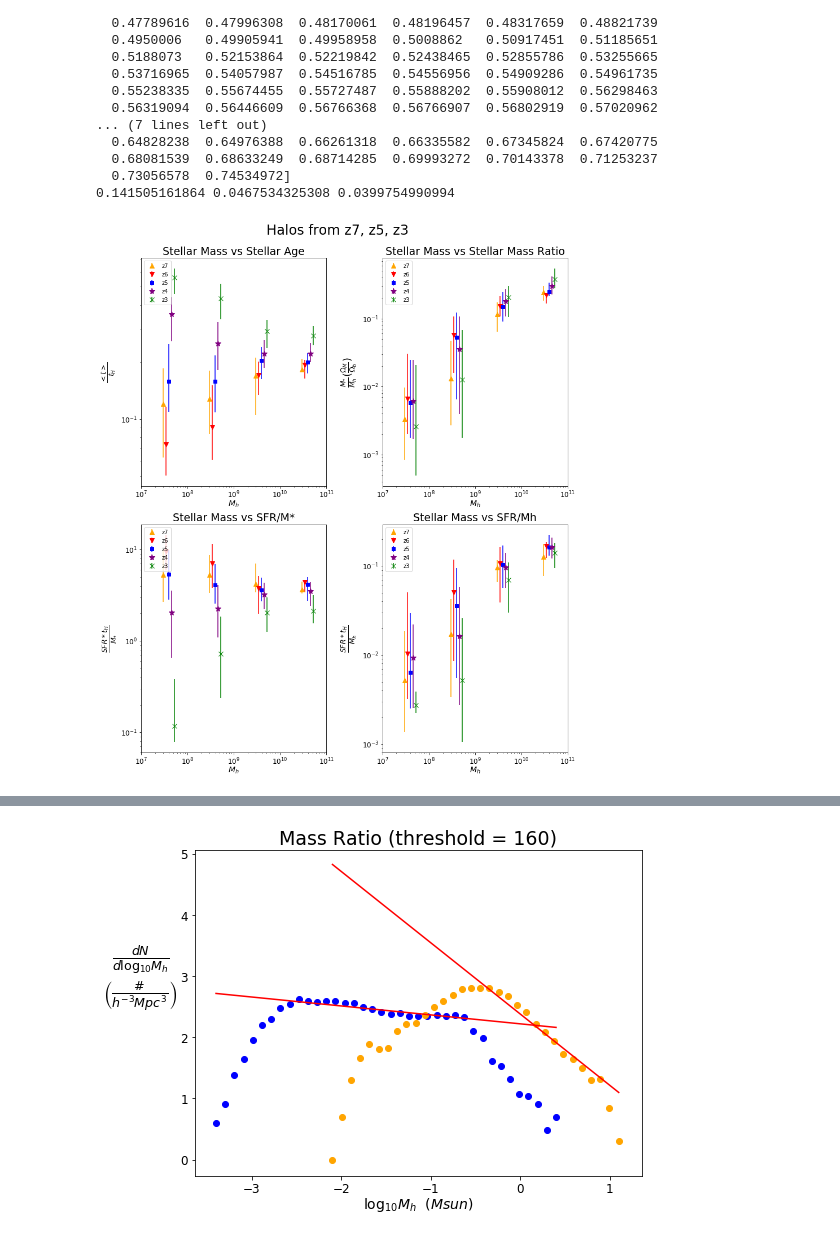
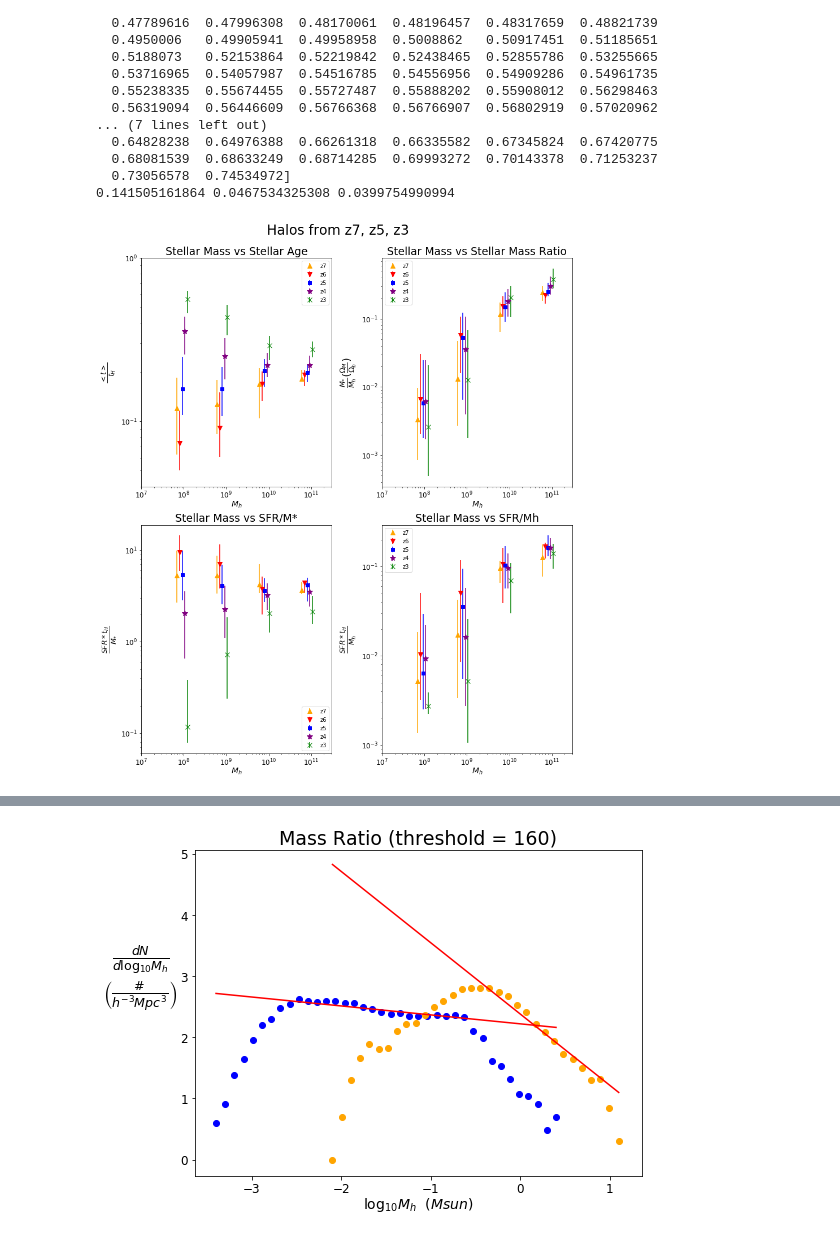
Before and after one commit to ygovil1/data-mining-galaxies, a Jupyter notebook: HaloCatalog/ratio_plotter.ipynb, the cells around one changed output, grey strips where cells are left out. Cells and saved outputs as stored; diff of their text form; code cells hidden in the pictures.

Commit message:
update nb: changed mass cuts, creates new plots

```diff
--- a/HaloCatalog/ratio_plotter.ipynb
+++ b/HaloCatalog/ratio_plotter.ipynb
@@ -209,7 +209,7 @@ lists0090
 # %% [output]
 NameError: name 'lists0090' is not defined
 # %%
-toCreate = "rd0030"
+toCreate = "rd0050"
 # %%
 # pick halo list depending on toCreate
 if toCreate == "rd0030":
@@ -1013,38 +1014,38 @@ ax1.set_xscale('log')
 ax1.set_yscale('log')
 ax1.tick_params(axis='x', which='major', labelsize=12)
 ax1.tick_params(axis='y', which='major', labelsize=12)
 ax2.set_xscale('log')
 ax2.set_yscale('log')
 ax2.tick_params(axis='x', which='major', labelsize=12)
 ax2.tick_params(axis='y', which='major', labelsize=12)
 ax3.set_xscale('log')
 ax3.set_yscale('log')
 ax3.tick_params(axis='x', which='major', labelsize=12)
 ax3.tick_params(axis='y', which='major', labelsize=12)
 ax4.set_xscale('log')
 ax4.set_yscale('log')
 ax4.tick_params(axis='x', which='major', labelsize=12)
 ax4.tick_params(axis='y', which='major', labelsize=12)
 
 # set axis limits
-ax1.set_xlim([1e7, 1e11])
-# ax1.set_ylim([1e-3, 3e-3])
-ax2.set_xlim([1e7, 1e11])
+ax1.set_xlim([1e7, 3e11])
+ax1.set_ylim([4e-2, 1e0])
+ax2.set_xlim([1e7, 3e11])
 # ax2.set_ylim([-4.2, -1])
-ax3.set_xlim([1e7, 1e11])
+ax3.set_xlim([1e7, 3e11])
 # ax3.set_ylim([1e-5, 1e-1])
-ax4.set_xlim([1e7, 1e11])
+ax4.set_xlim([1e7, 3e11])
 # ax4.set_ylim([1e-7, 6e-4])
 
 # add legend
-ax1.legend(loc = 'upper left')
+ax1.legend(loc = 'upper right')
 ax2.legend(loc = 'upper left')
-ax3.legend(loc = 'upper left')
+ax3.legend(loc = 'lower right')
 ax4.legend(loc = 'upper left')
 
 # adjust spacing and show
 plt.tight_layout()
 fig3.subplots_adjust(top=0.92)
 plt.show()
 # %% [output]
-[figure, old version]
+[figure, new version]
```
Also changed, not shown: parts of 9 cells of this notebook.
